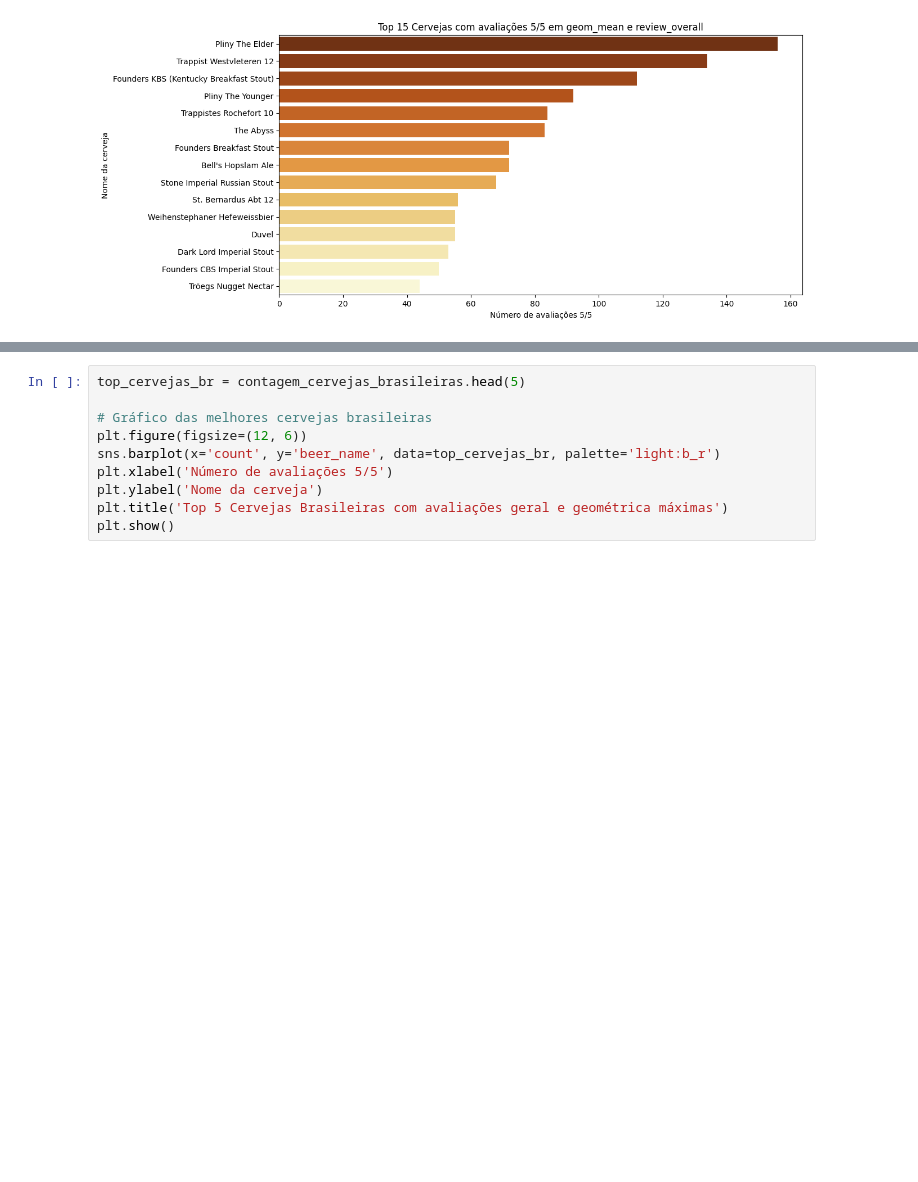
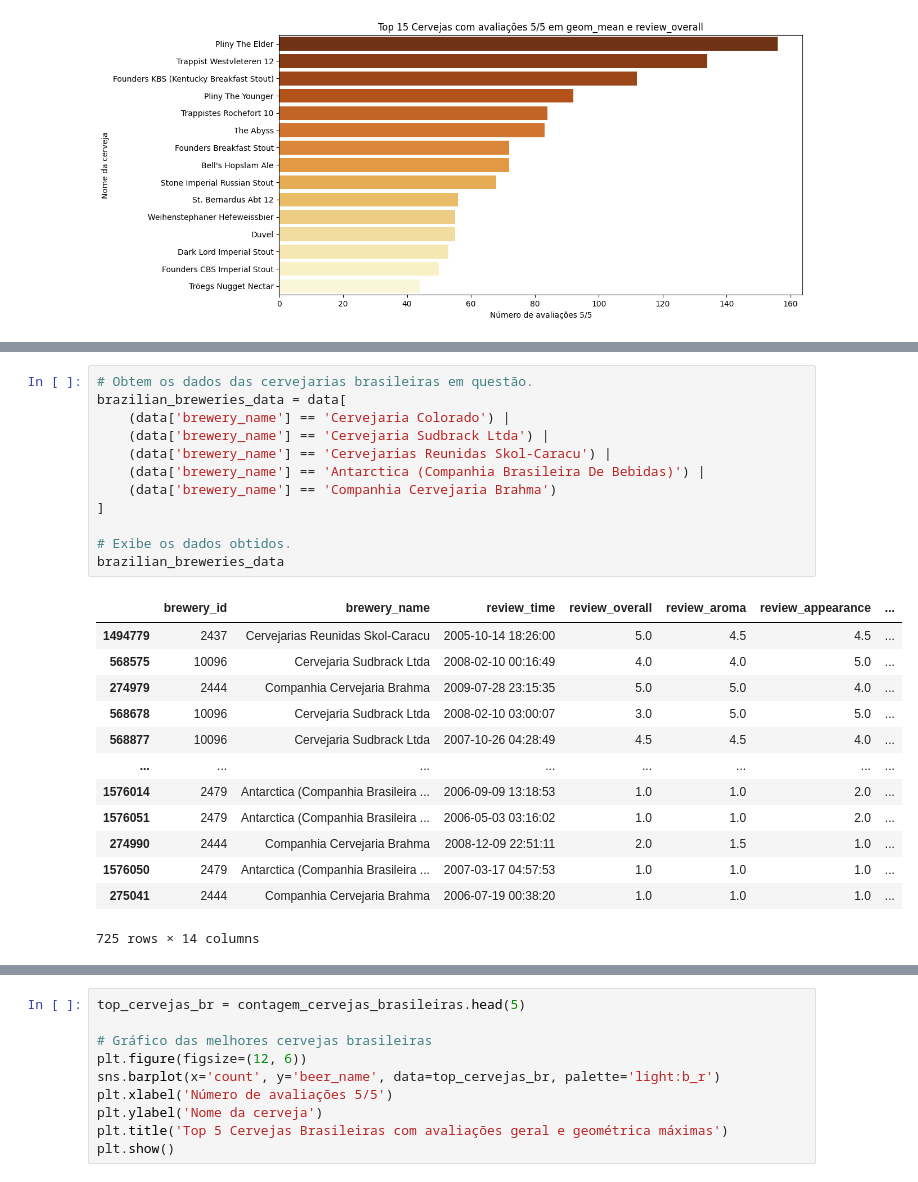
Before and after one commit to fea-dev-usp/analise-da-breja, a Jupyter notebook: Notas de Breja por Cervejaria.ipynb, the cells around one changed output, grey strips where cells are left out. Cells and saved outputs as stored; diff of their text form; blank space fills up the shorter version.

```diff
--- a/Notas de Breja por Cervejaria.ipynb
+++ b/Notas de Breja por Cervejaria.ipynb
@@ -692,0 +708,26 @@ Passing `palette` without assigning `hue` is deprecated and will be removed in v
+# %%
+# Obtem os dados das cervejarias brasileiras em questão.
+brazilian_breweries_data = data[
+    (data['brewery_name'] == 'Cervejaria Colorado') |
+    (data['brewery_name'] == 'Cervejaria Sudbrack Ltda') |
+    (data['brewery_name'] == 'Cervejarias Reunidas Skol-Caracu') |
+    (data['brewery_name'] == 'Antarctica (Companhia Brasileira De Bebidas)') |
+    (data['brewery_name'] == 'Companhia Cervejaria Brahma')
+]
+
+# Exibe os dados obtidos.
+brazilian_breweries_data
+# %% [output]
+|  | brewery_id | brewery_name | review_time | review_overall | review_aroma | review_appearance | ... |
+| 1494779 | 2437 | Cervejarias Reunidas Skol-Caracu | 2005-10-14 18:26:00 | 5.0 | 4.5 | 4.5 | ... |
+| 568575 | 10096 | Cervejaria Sudbrack Ltda | 2008-02-10 00:16:49 | 4.0 | 4.0 | 5.0 | ... |
+| 274979 | 2444 | Companhia Cervejaria Brahma | 2009-07-28 23:15:35 | 5.0 | 5.0 | 4.0 | ... |
+| 568678 | 10096 | Cervejaria Sudbrack Ltda | 2008-02-10 03:00:07 | 3.0 | 5.0 | 5.0 | ... |
+| 568877 | 10096 | Cervejaria Sudbrack Ltda | 2007-10-26 04:28:49 | 4.5 | 4.5 | 4.0 | ... |
+| ... | ... | ... | ... | ... | ... | ... | ... |
+| 1576014 | 2479 | Antarctica (Companhia Brasileira ... | 2006-09-09 13:18:53 | 1.0 | 1.0 | 2.0 | ... |
+| 1576051 | 2479 | Antarctica (Companhia Brasileira ... | 2006-05-03 03:16:02 | 1.0 | 1.0 | 2.0 | ... |
+| 274990 | 2444 | Companhia Cervejaria Brahma | 2008-12-09 22:51:11 | 2.0 | 1.5 | 1.0 | ... |
+| 1576050 | 2479 | Antarctica (Companhia Brasileira ... | 2007-03-17 04:57:53 | 1.0 | 1.0 | 1.0 | ... |
+| 275041 | 2444 | Companhia Cervejaria Brahma | 2006-07-19 00:38:20 | 1.0 | 1.0 | 1.0 | ... |
+725 rows × 14 columns
```
Also changed, not shown: parts of 29 cells of this notebook.
